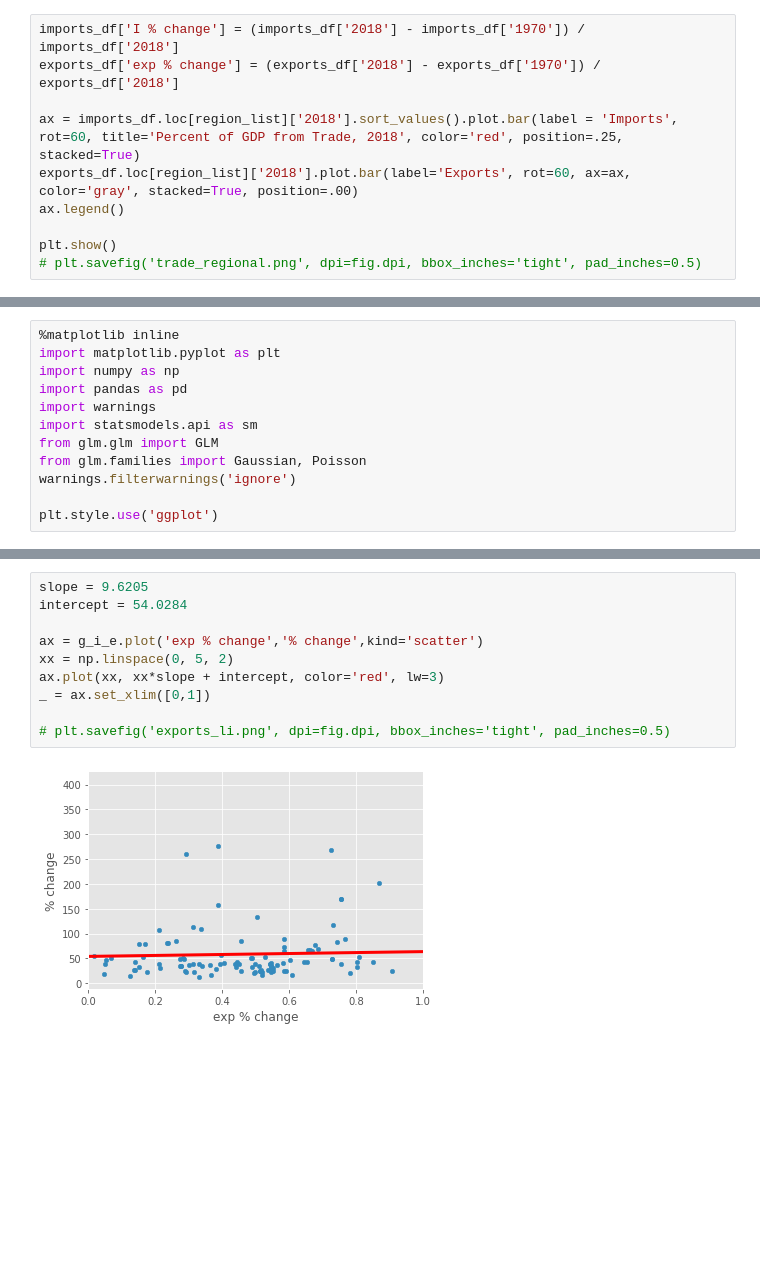
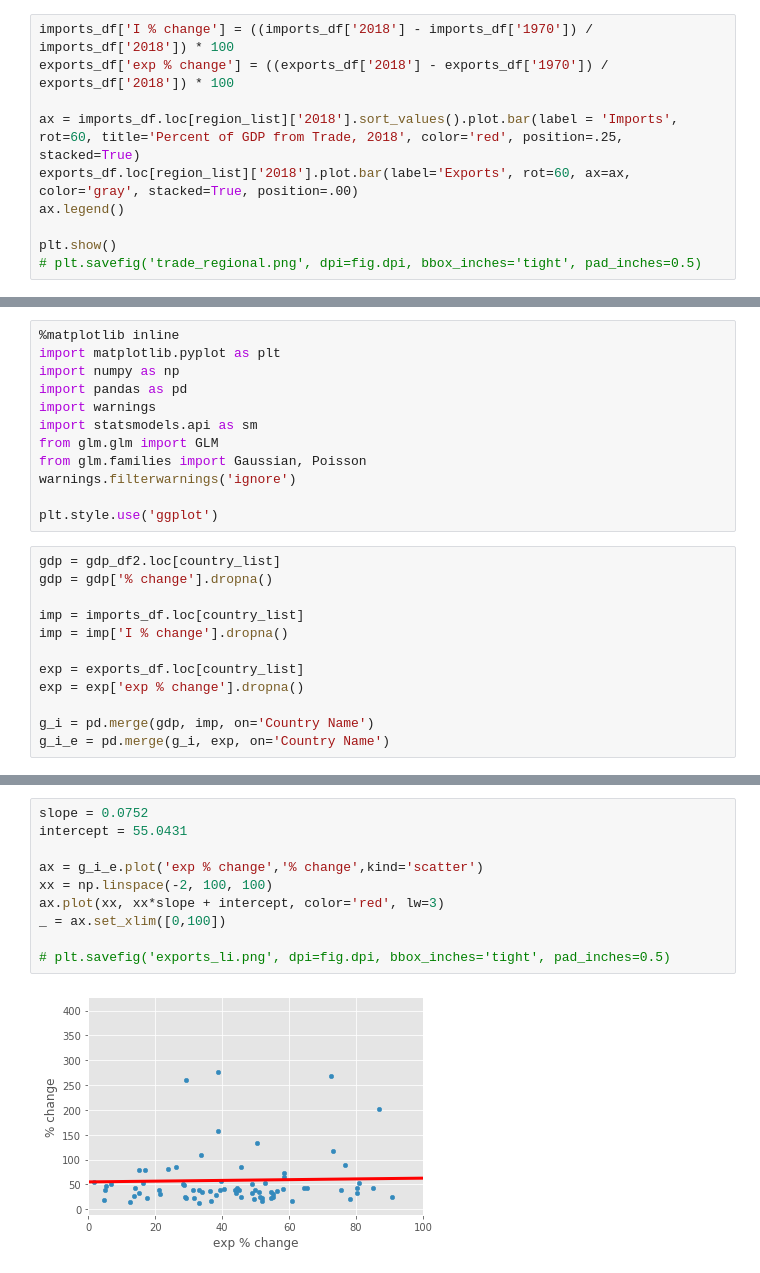
Before and after one commit to hckynumber9/Capstone-1, a Jupyter notebook: notebooks/capstone1.ipynb, the cells around one changed output, grey strips where cells are left out. Drawn from its saved outputs; the diff is of its cells as text; blank space fills up the shorter version.

```diff
--- a/notebooks/capstone1.ipynb
+++ b/notebooks/capstone1.ipynb
@@ -106,8 +94,8 @@ reg_diff['world %'].plot.bar(rot=60, title='GDP Growth by Region, 1968-2019', co
 # %% [markdown]
 **% GDP FOR TRADE REGIONS**
 # %%
-imports_df['I % change'] = (imports_df['2018'] - imports_df['1970']) / imports_df['2018']
-exports_df['exp % change'] = (exports_df['2018'] - exports_df['1970']) / exports_df['2018']
+imports_df['I % change'] = ((imports_df['2018'] - imports_df['1970']) / imports_df['2018']) * 100
+exports_df['exp % change'] = ((exports_df['2018'] - exports_df['1970']) / exports_df['2018']) * 100
 
 ax = imports_df.loc[region_list]['2018'].sort_values().plot.bar(label = 'Imports', rot=60, title='Percent of GDP from Trade, 2018', color='red', position=.25, stacked=True)
 exports_df.loc[region_list]['2018'].plot.bar(label='Exports', rot=60, ax=ax, color='gray', stacked=True, position=.00)
@@ -294,4 +266,16 @@ from glm.families import Gaussian, Poisson
 warnings.filterwarnings('ignore')
 
 plt.style.use('ggplot')
+# %%
+gdp = gdp_df2.loc[country_list]
+gdp = gdp['% change'].dropna()
+
+imp = imports_df.loc[country_list]
+imp = imp['I % change'].dropna()
+
+exp = exports_df.loc[country_list]
+exp = exp['exp % change'].dropna()
+
+g_i = pd.merge(gdp, imp, on='Country Name')
+g_i_e = pd.merge(g_i, exp, on='Country Name')
 # %%
@@ -373,14 +361,14 @@ OLS Regression Results
 Warnings:
 [1] Standard Errors assume that the covariance matrix of the errors is correctly specified.
 # %%
-slope = 9.6205
-intercept = 54.0284
+slope = 0.0752
+intercept = 55.0431
 
 ax = g_i_e.plot('exp % change','% change',kind='scatter')
-xx = np.linspace(0, 5, 2)
+xx = np.linspace(-2, 100, 100)
 ax.plot(xx, xx*slope + intercept, color='red', lw=3)
-_ = ax.set_xlim([0,1])
+_ = ax.set_xlim([0,100])
 
 # plt.savefig('exports_li.png', dpi=fig.dpi, bbox_inches='tight', pad_inches=0.5)
 # %% [output]
-[figure, old version]
+[figure, new version]
```
Also changed, not shown: parts of 21 cells of this notebook, 15 other files.
